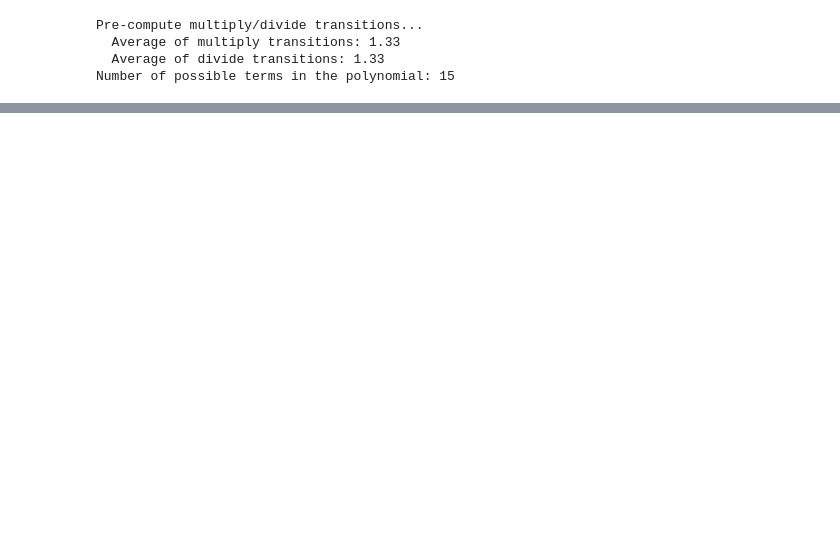
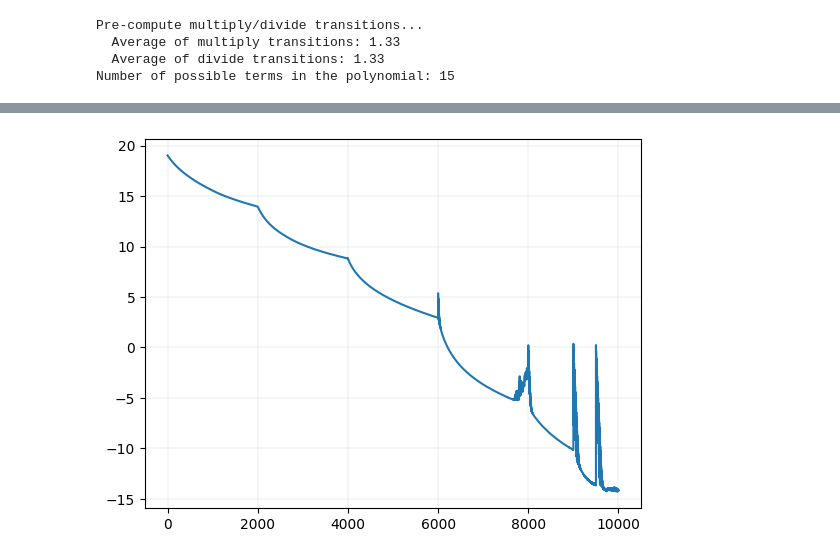
Before and after one commit to BastD/ASMC-SymReg-3dSugra, a Jupyter notebook: ASMC_tutorial.ipynb, the cells around one changed output, grey strips where cells are left out. Saved outputs shown, nothing was run; the diff lists cells and outputs as text; code cells hidden in the pictures; blank space fills up the shorter version.

Commit message:
Added a second example to the tutorial (fails to converge...)

```diff
--- a/ASMC_tutorial.ipynb
+++ b/ASMC_tutorial.ipynb
@@ -201,0 +244,33 @@ $\displaystyle x_{1} x_{2} \left(1.0 x_{1}^{2} + x_{2}^{2} - 1.0\right)$
+# %%
+# Definition of Potential
+def V_higher(x):
+    x1, x2, x3 = tf.split(x, 3, axis=1)
+    return (x1**3 + x2**2 * x3 + x2 * x3**2 -1)**2
+
+# Randomly initialize the points
+n_points = 20_000
+np.random.seed = 42
+x_3d = tf.Variable(4*np.random.rand(n_points, 3)-2, dtype=tf.float32)
+
+# Find vacua (need more iterations for higher-dim example)
+n_steps = 10_000
+alpha = 1e-3
+resets = {
+    2000: 1,
+    4000: 1,
+    6000: 1,
+    8000: 10,
+    9000: 10,
+    9500: 10
+}
+tolerance = -8
+
+history_loss_3d, history_rate_3d = vacuum_finder(
+    V=V_higher,
+    x=x_3d,
+    n_steps=n_steps,
+    alpha=alpha,
+    tol=tolerance,
+    resets=resets,
+    verbose=True
+)
@@ -201,0 +295,6 @@ $\displaystyle x_{1} x_{2} \left(1.0 x_{1}^{2} + x_{2}^{2} - 1.0\right)$
+# %%
+plt.plot(np.log(history_loss_3d))
+plt.grid(True, lw=0.15)
+plt.show()
+# %% [output]
+[figure, added]
```
Also changed, not shown: parts of 24 cells of this notebook.
